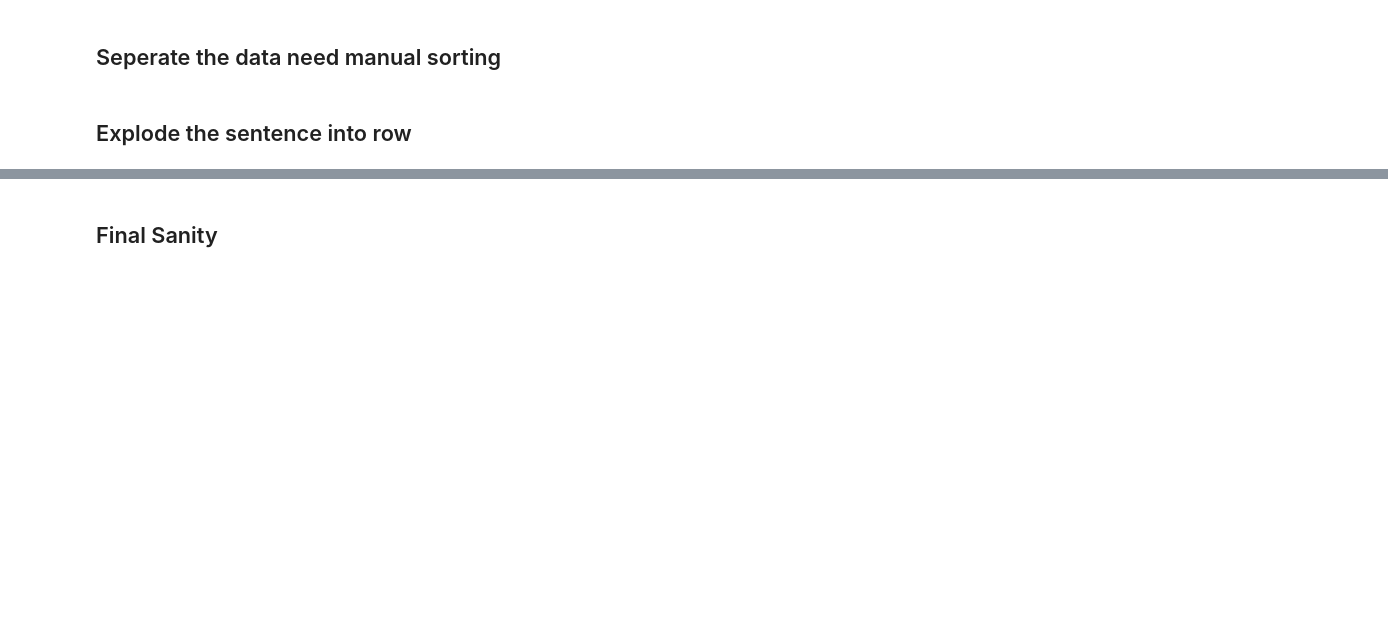
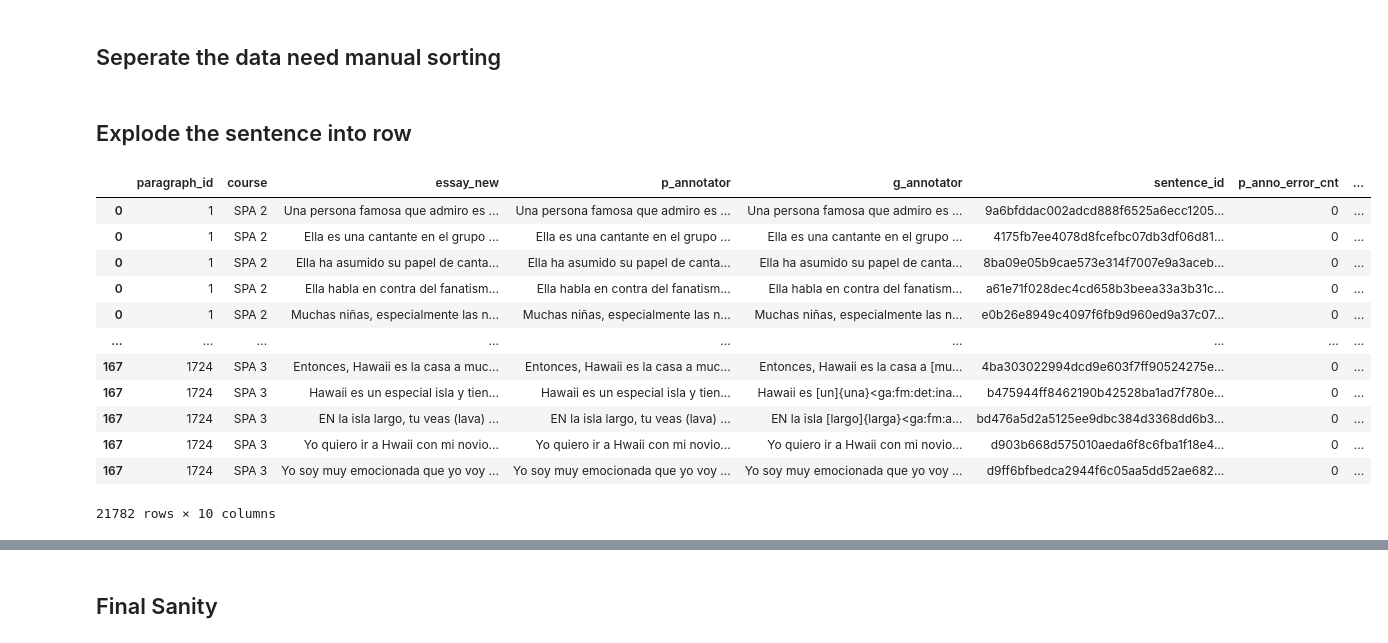
Before and after one commit to team-langbot/model_gec, a Jupyter notebook: EDA.ipynb, the cells around one changed output, grey strips where cells are left out. Drawn from its saved outputs; the diff is of its cells as text; code cells hidden in the pictures; blank space fills up the shorter version.

```diff
--- a/EDA.ipynb
+++ b/EDA.ipynb
@@ -304,8 +328,7 @@ df_v1 = well_formated_df[['paragraph_id', 'course','essay_new', 'p_annotator', '
 df_split = df_v1.explode(['essay_new', 'p_annotator', 'g_annotator'])
 
 # add sentence id
-df_split['sentence_id'] = df_split['p_annotator'].apply(lambda row: hashlib.sha256(str(row).encode()).hexdigest())
-# TODO: why are we using p_annotator for deriving sentence id? Maybe essay_new will be better?
+df_split['sentence_id'] = df_split['essay_new'].apply(lambda row: hashlib.sha256(str(row).encode()).hexdigest())
 # %%
 # check how many errors contain in the paragraph
 pattern = r'\[.*?\]\{.*?\}\<.*?\>'
@@ -319,3 +342,19 @@ df_split['g_annotator_error_tag'] = df_split['g_annotator'].str.findall('\[.*?\]
+# %%
+df_split
+# %% [output]
+|  | paragraph_id | course | essay_new | p_annotator | g_annotator | sentence_id | p_anno_error_cnt | ... |
+| 0 | 1 | SPA 2 | Una persona famosa que admiro es ... | Una persona famosa que admiro es ... | Una persona famosa que admiro es ... | 9a6bfddac002adcd888f6525a6ecc1205... | 0 | ... |
+| 0 | 1 | SPA 2 | Ella es una cantante en el grupo ... | Ella es una cantante en el grupo ... | Ella es una cantante en el grupo ... | 4175fb7ee4078d8fcefbc07db3df06d81... | 0 | ... |
+| 0 | 1 | SPA 2 | Ella ha asumido su papel de canta... | Ella ha asumido su papel de canta... | Ella ha asumido su papel de canta... | 8ba09e05b9cae573e314f7007e9a3aceb... | 0 | ... |
+| 0 | 1 | SPA 2 | Ella habla en contra del fanatism... | Ella habla en contra del fanatism... | Ella habla en contra del fanatism... | a61e71f028dec4cd658b3beea33a3b31c... | 0 | ... |
+| 0 | 1 | SPA 2 | Muchas niñas, especialmente las n... | Muchas niñas, especialmente las n... | Muchas niñas, especialmente las n... | e0b26e8949c4097f6fb9d960ed9a37c07... | 0 | ... |
+| ... | ... | ... | ... | ... | ... | ... | ... | ... |
+| 167 | 1724 | SPA 3 | Entonces, Hawaii es la casa a muc... | Entonces, Hawaii es la casa a muc... | Entonces, Hawaii es la casa a [mu... | 4ba303022994dcd9e603f7ff90524275e... | 0 | ... |
+| 167 | 1724 | SPA 3 | Hawaii es un especial isla y tien... | Hawaii es un especial isla y tien... | Hawaii es [un]{una}<ga:fm:det:ina... | b475944ff8462190b42528ba1ad7f780e... | 0 | ... |
+| 167 | 1724 | SPA 3 | EN la isla largo, tu veas (lava) ... | EN la isla largo, tu veas (lava) ... | EN la isla [largo]{larga}<ga:fm:a... | bd476a5d2a5125ee9dbc384d3368dd6b3... | 0 | ... |
+| 167 | 1724 | SPA 3 | Yo quiero ir a Hwaii con mi novio... | Yo quiero ir a Hwaii con mi novio... | Yo quiero ir a Hwaii con mi novio... | d903b668d575010aeda6f8c6fba1f18e4... | 0 | ... |
+| 167 | 1724 | SPA 3 | Yo soy muy emocionada que yo voy ... | Yo soy muy emocionada que yo voy ... | Yo soy muy emocionada que yo voy ... | d9ff6bfbedca2944f6c05aa5dd52ae682... | 0 | ... |
+21782 rows × 10 columns
 # %%
 # normalize the dataset
 df1 = df_split[['paragraph_id', 'sentence_id','course','essay_new', 'p_annotator','p_annotator_error_tag']]
```
Also changed, not shown: parts of 25 cells of this notebook.
